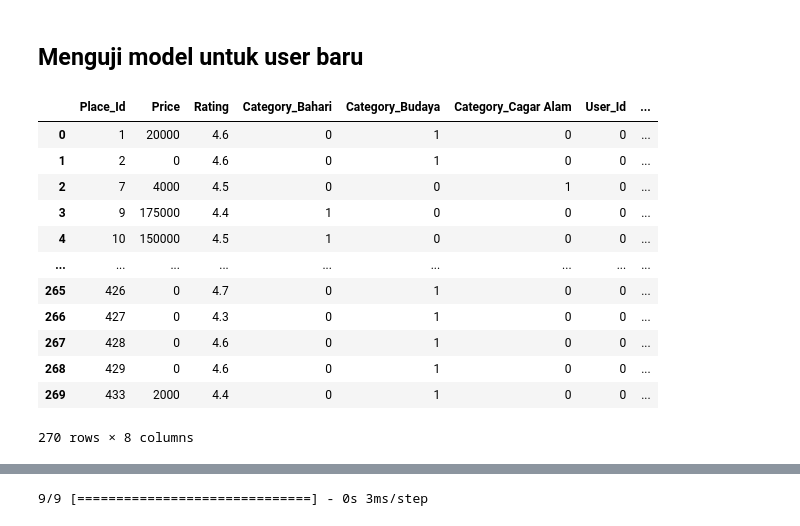
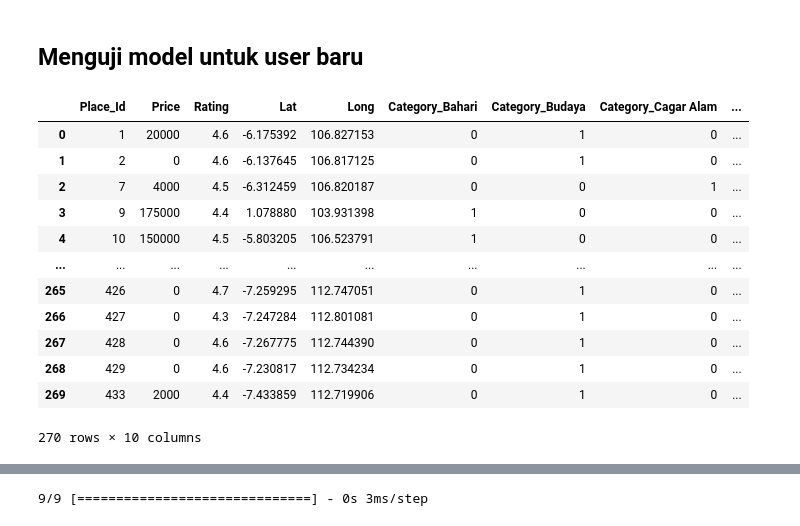
Before and after one commit to C23-PR571-Greenify/Greenify-ML, a Jupyter notebook: greenify-model.ipynb, the cells around one changed output, grey strips where cells are left out. Saved outputs shown, nothing was run; the diff lists cells and outputs as text; code cells hidden in the pictures.

```diff
--- a/greenify-model.ipynb
+++ b/greenify-model.ipynb
@@ -671,26 +671,26 @@ model.evaluate([user_test[:, 1:-2], tourism_test[:, 1:-2]], y_test)
 ## Menguji model untuk user baru
 # %%
 # tourism_dataset_for_pred = info_tourism.drop(['Place_Name', 'Description', 'Coordinate'], axis=1)
-tourism_features = info_tourism.drop(['Place_Name', 'Description', 'Coordinate', 'Lat', 'Long', 'City'], axis=1)
+tourism_features = info_tourism.drop(['Place_Name', 'Description', 'Coordinate', 'City'], axis=1)
 tourism_features = pd.get_dummies(tourism_features)
 tourism_features['User_Id'] = 0 # untuk scaling
 tourism_features['Place_Ratings'] = 0
 tourism_features = tourism_features.reset_index(drop=True)
 tourism_features
 # %% [output]
-|  | Place_Id | Price | Rating | Category_Bahari | Category_Budaya | Category_Cagar Alam | User_Id | ... |
-| 0 | 1 | 20000 | 4.6 | 0 | 1 | 0 | 0 | ... |
-| 1 | 2 | 0 | 4.6 | 0 | 1 | 0 | 0 | ... |
-| 2 | 7 | 4000 | 4.5 | 0 | 0 | 1 | 0 | ... |
-| 3 | 9 | 175000 | 4.4 | 1 | 0 | 0 | 0 | ... |
-| 4 | 10 | 150000 | 4.5 | 1 | 0 | 0 | 0 | ... |
-| ... | ... | ... | ... | ... | ... | ... | ... | ... |
-| 265 | 426 | 0 | 4.7 | 0 | 1 | 0 | 0 | ... |
-| 266 | 427 | 0 | 4.3 | 0 | 1 | 0 | 0 | ... |
-| 267 | 428 | 0 | 4.6 | 0 | 1 | 0 | 0 | ... |
-| 268 | 429 | 0 | 4.6 | 0 | 1 | 0 | 0 | ... |
-| 269 | 433 | 2000 | 4.4 | 0 | 1 | 0 | 0 | ... |
+|  | Place_Id | Price | Rating | Lat | Long | Category_Bahari | Category_Budaya | Category_Cagar Alam | ... |
+| 0 | 1 | 20000 | 4.6 | -6.175392 | 106.827153 | 0 | 1 | 0 | ... |
+| 1 | 2 | 0 | 4.6 | -6.137645 | 106.817125 | 0 | 1 | 0 | ... |
+| 2 | 7 | 4000 | 4.5 | -6.312459 | 106.820187 | 0 | 0 | 1 | ... |
+| 3 | 9 | 175000 | 4.4 | 1.078880 | 103.931398 | 1 | 0 | 0 | ... |
+| 4 | 10 | 150000 | 4.5 | -5.803205 | 106.523791 | 1 | 0 | 0 | ... |
+| ... | ... | ... | ... | ... | ... | ... | ... | ... | ... |
+| 265 | 426 | 0 | 4.7 | -7.259295 | 112.747051 | 0 | 1 | 0 | ... |
+| 266 | 427 | 0 | 4.3 | -7.247284 | 112.801081 | 0 | 1 | 0 | ... |
+| 267 | 428 | 0 | 4.6 | -7.267775 | 112.744390 | 0 | 1 | 0 | ... |
+| 268 | 429 | 0 | 4.6 | -7.230817 | 112.734234 | 0 | 1 | 0 | ... |
+| 269 | 433 | 2000 | 4.4 | -7.433859 | 112.719906 | 0 | 1 | 0 | ... |
-270 rows × 8 columns
+270 rows × 10 columns
 # %%
 new_user_id = 301
 new_avg_budaya = 5.0
```
Also changed, not shown: parts of 16 cells of this notebook.
